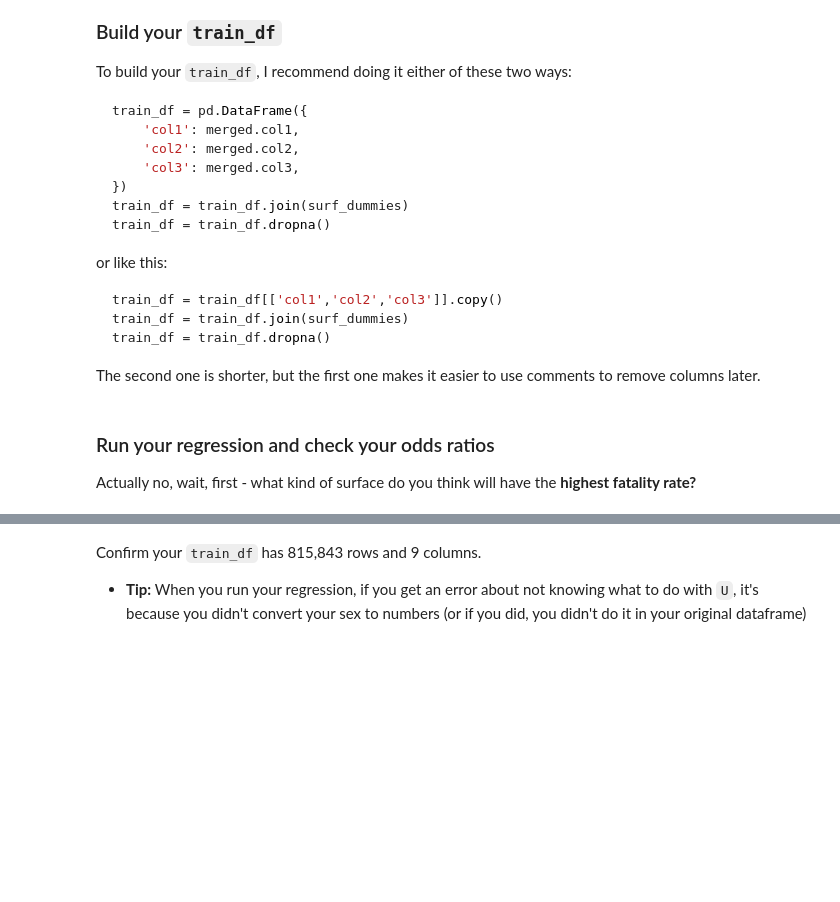
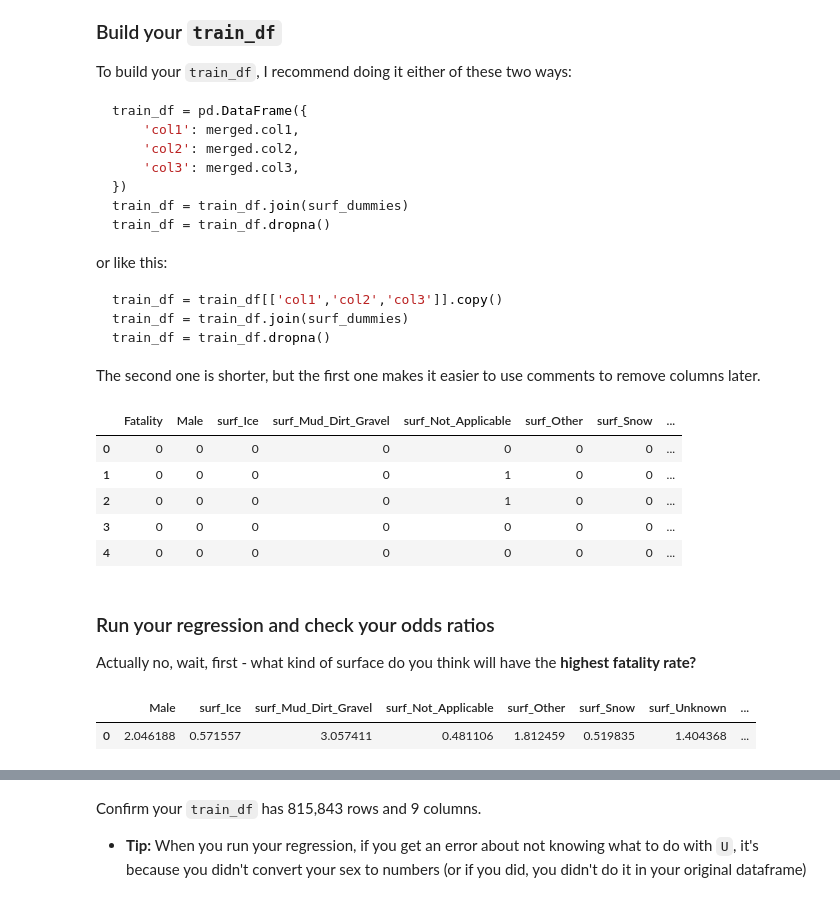
Before and after one commit to domhnallog/class_col_algorithms, a Jupyter notebook: 07-homework/07-homework-car-crashes-odonnchadha.ipynb, the cells around one changed output, grey strips where cells are left out. Cells and saved outputs as stored; diff of their text form; code cells hidden in the pictures; blank space fills up the shorter version.

````diff
--- a/07-homework/07-homework-car-crashes-odonnchadha.ipynb
+++ b/07-homework/07-homework-car-crashes-odonnchadha.ipynb
@@ -58,0 +148,3 @@ Read in `combined-crash-data.csv` and merge it with our people dataset. I'll sav
+# %%
+merge_df = people_df
+merge_df = merge_df.merge(crash_df, how='left', on='REPORT_NO')
@@ -81,5 +209,19 @@ Start by **replacing each code with a proper description.** I'll even include th
 * `99`	- Unknown
 
 But watch out, pandas read the column in as numbers so they might have come through a little differently than their codes.
+# %%
+merge_df.SURF_COND_CODE.replace({'0.0':'Not_Applicable',
+                                 '1.0':'Wet',
+                                 '2.0':'Dry',
+                                 '3.0':'Snow',
+                                 '4.0':'Ice',
+                                 '5.0':'Mud_Dirt_Gravel',
+                                 '6.03':'Slush',
+                                 '7.01':'Water_standing_moving',
+                                 '8.05':'Sand',
+                                 '9.88':'Oil',
+                                 '88.0':'Other',
+                                 '99.0':'Unknown'
+                                }, inplace=True)
 # %% [markdown]
 Confirm you have 147,803 wet, and a few codes you can't understand, like `6.03` and `7.01`.
@@ -86,4 +244,10 @@ Confirm you have 147,803 wet, and a few codes you can't understand, like `6.03`
 # %% [markdown]
 Replace the codes you don't understand with `Other`.
+# %%
+merge_df.SURF_COND_CODE.replace({'Slush':'Other',
+                                 'Water_standing_moving':'Other',
+                                 'Sand':'Other',
+                                 'Oil':'Other'
+                                }, inplace=True)
 # %% [markdown]
 Confirm you have 3,196 'Other'.
@@ -99,3 +275,6 @@ You'll want to drop the column you'll use as the reference category.
 **Before we do this: which column works best as the reference?**
 # %% [markdown]
 Now build your `surf_dummies` variable.
+# %%
+dummies_surf = pd.get_dummies(merge_df.SURF_COND_CODE, prefix='surf').drop('surf_Dry', axis=1)
+dummies_surf.head()
@@ -137,7 +323,34 @@ train_df = train_df.dropna()
 ```
 
 The second one is shorter, but the first one makes it easier to use comments to remove columns later.
+# %%
+train_df = pd.DataFrame({
+    'Fatality': merge_df.FATALITY,
+    'Male': merge_df.SEX_CODE,
+})
+train_df = train_df.join(dummies_surf)
+train_df = train_df.dropna(axis=0, how='any')
+train_df = train_df[(train_df['Male'] != 'U')].reset_index(drop=True)
+train_df.Male.replace({'M':1, 'F':0}, inplace=True)
+train_df.head()
+# %% [output]
+|  | Fatality | Male | surf_Ice | surf_Mud_Dirt_Gravel | surf_Not_Applicable | surf_Other | surf_Snow | ... |
+| 0 | 0 | 0 | 0 | 0 | 0 | 0 | 0 | ... |
+| 1 | 0 | 0 | 0 | 0 | 1 | 0 | 0 | ... |
+| 2 | 0 | 0 | 0 | 0 | 1 | 0 | 0 | ... |
+| 3 | 0 | 0 | 0 | 0 | 0 | 0 | 0 | ... |
+| 4 | 0 | 0 | 0 | 0 | 0 | 0 | 0 | ... |
 # %% [markdown]
 ### Run your regression and check your odds ratios
 
 Actually no, wait, first - what kind of surface do you think will have the **highest fatality rate?**
+# %%
+X = train_df.drop(columns='Fatality')
+y = train_df.Fatality
+clf = lm.LogisticRegression(C=1e9, solver='lbfgs', max_iter=4000)
+clf.fit(X,y)
+results = pd.DataFrame(np.exp(clf.coef_), columns=X.columns)
+results
+# %% [output]
+|  | Male | surf_Ice | surf_Mud_Dirt_Gravel | surf_Not_Applicable | surf_Other | surf_Snow | surf_Unknown | ... |
+| 0 | 2.046188 | 0.571557 | 3.057411 | 0.481106 | 1.812459 | 0.519835 | 1.404368 | ... |
````
Also changed, not shown: parts of 44 cells of this notebook, 4 other files.
